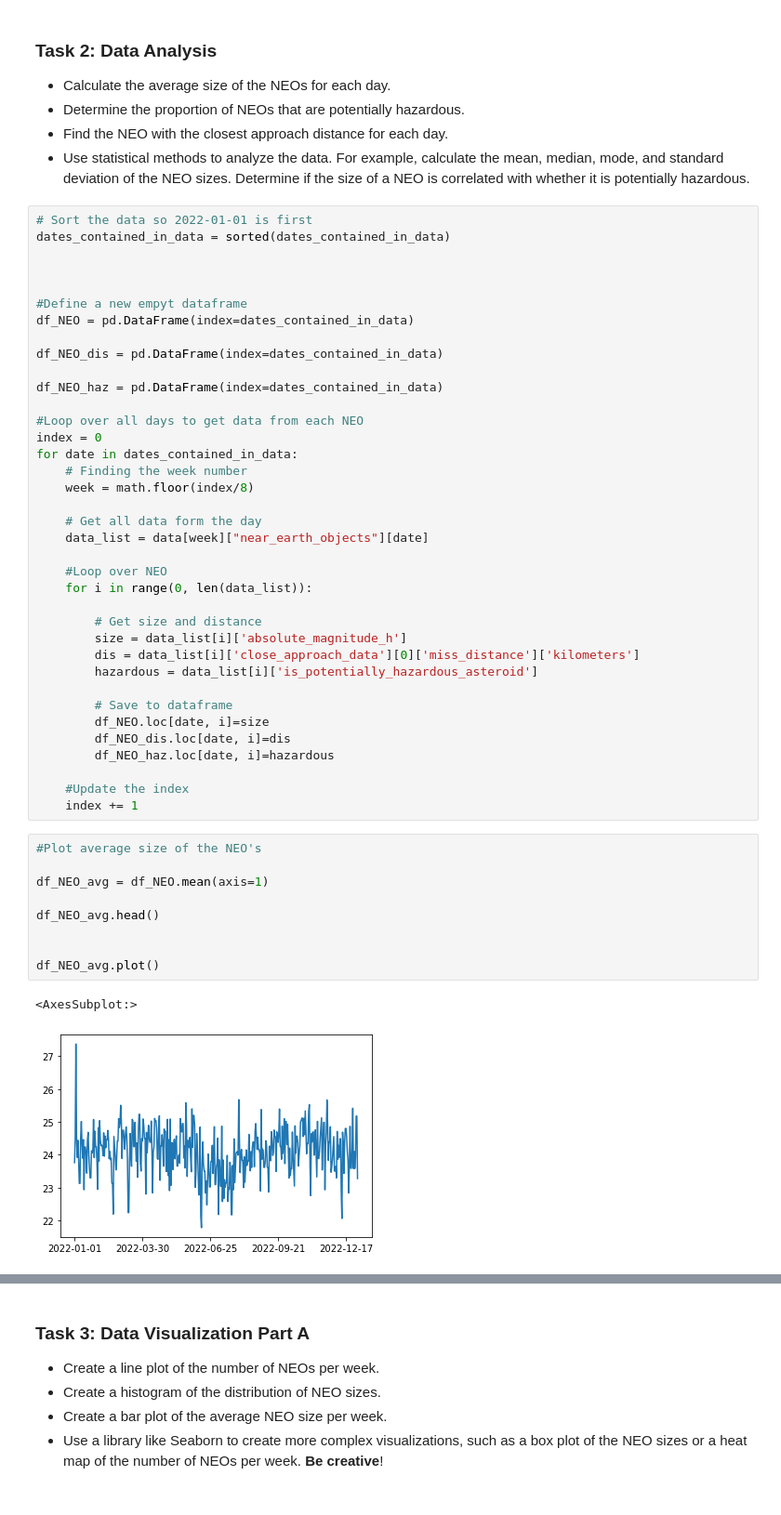
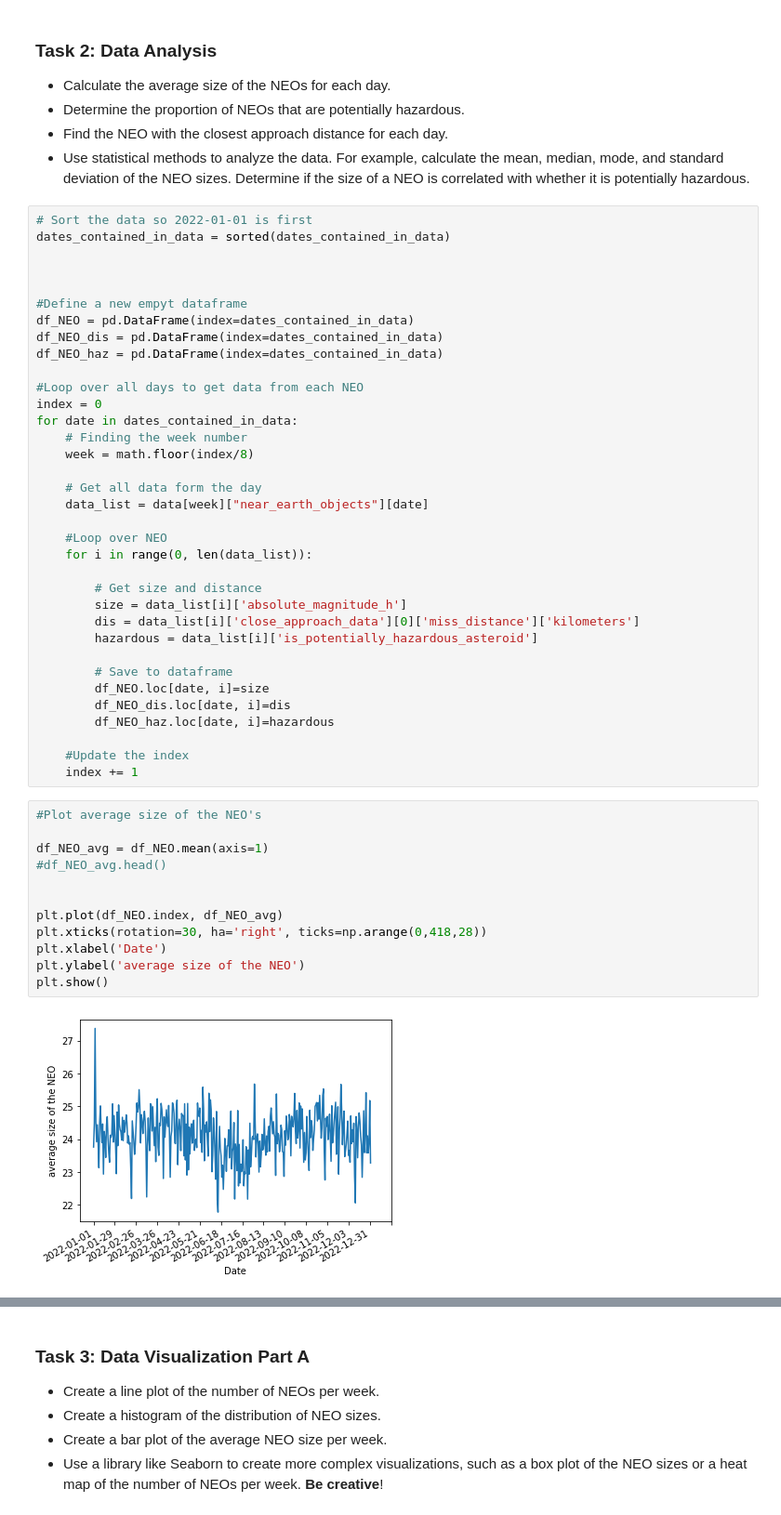
Before and after one commit to fred248h/62444-DVA, a Jupyter notebook: Frederik/5_nasa_data_collection_and_visualization_s204256.ipynb, the cells around one changed output, grey strips where cells are left out. Shown at 93% size. Cells and saved outputs as stored; diff of their text form.

```diff
--- a/Frederik/5_nasa_data_collection_and_visualization_s204256.ipynb
+++ b/Frederik/5_nasa_data_collection_and_visualization_s204256.ipynb
@@ -84,9 +85,7 @@ dates_contained_in_data = sorted(dates_contained_in_data)
 
 #Define a new empyt dataframe
 df_NEO = pd.DataFrame(index=dates_contained_in_data)
-
 df_NEO_dis = pd.DataFrame(index=dates_contained_in_data)
-
 df_NEO_haz = pd.DataFrame(index=dates_contained_in_data)
 
 #Loop over all days to get data from each NEO
@@ -116,15 +115,17 @@ for date in dates_contained_in_data:
 # %%
 #Plot average size of the NEO's
 
 df_NEO_avg = df_NEO.mean(axis=1)
-
-df_NEO_avg.head()
+#df_NEO_avg.head()
 
 
-df_NEO_avg.plot()
+plt.plot(df_NEO.index, df_NEO_avg)
+plt.xticks(rotation=30, ha='right', ticks=np.arange(0,418,28))
+plt.xlabel('Date')
+plt.ylabel('average size of the NEO')
+plt.show()
 # %% [output]
-<AxesSubplot:>
-[figure, old version]
+[figure, new version]
 # %%
 #Determine the proportion of NEOs that are potentially hazardous.
 haz = []
```
Also changed, not shown: parts of 8 cells of this notebook.
